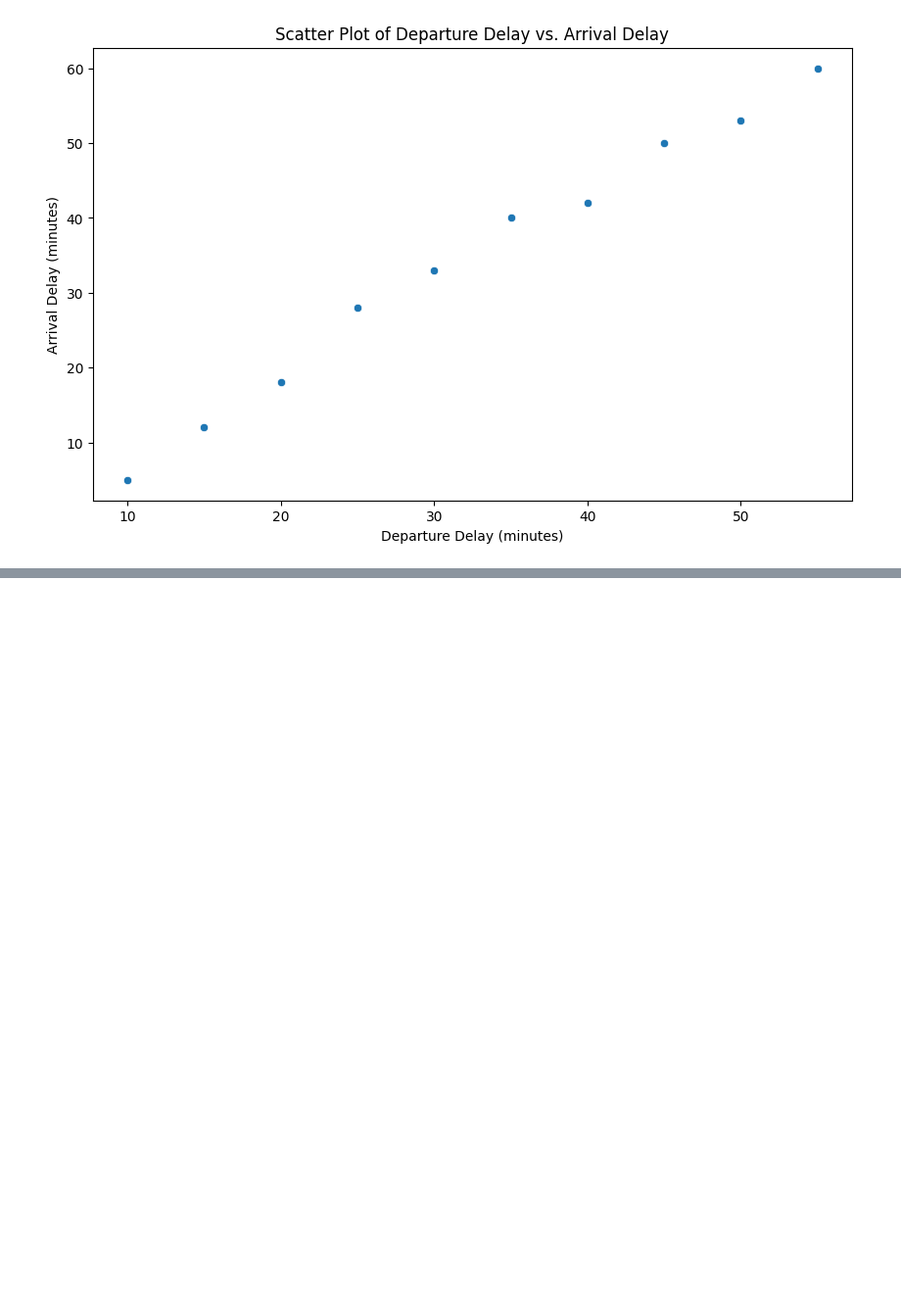
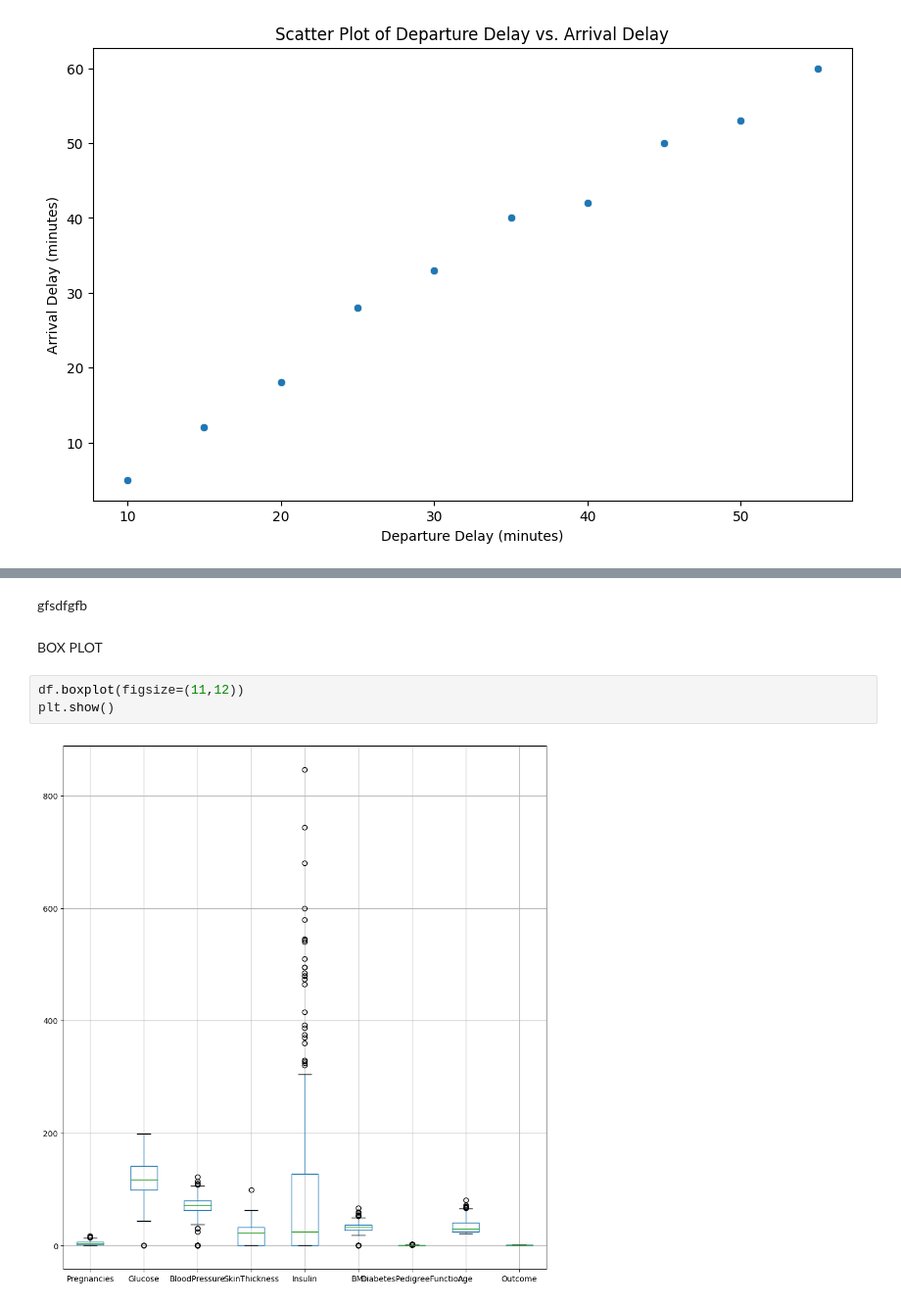
Before and after one commit to Soorya-v2002/data-science-assignment, a Jupyter notebook: Virtual_competition.ipynb, the cells around one changed output, grey strips where cells are left out. Shown at 98% size. Cells and saved outputs as stored; diff of their text form; blank space fills up the shorter version.

```diff
--- a/Virtual_competition.ipynb
+++ b/Virtual_competition.ipynb
@@ -334,0 +365,9 @@ plt.show()
+# %% [markdown]
+gfsdfgfb
+# %% [markdown]
+BOX PLOT
+# %%
+df.boxplot(figsize=(11,12))
+plt.show()
+# %% [output]
+[figure, added]
```
Also changed, not shown: parts of 23 cells of this notebook.
